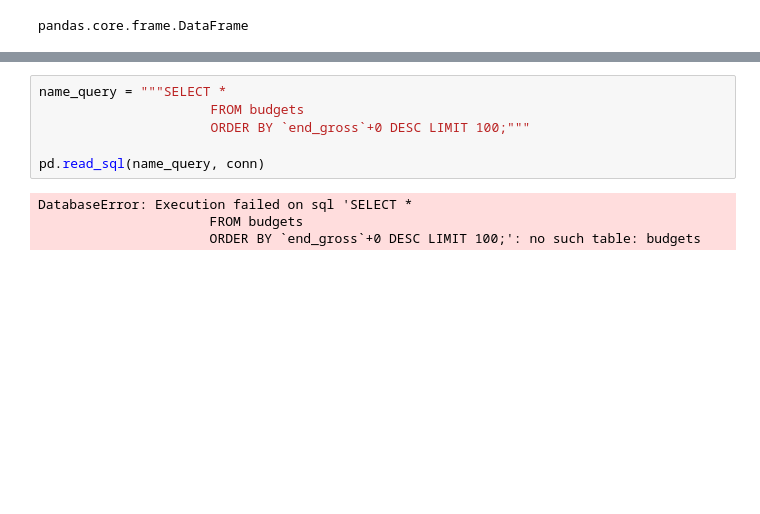
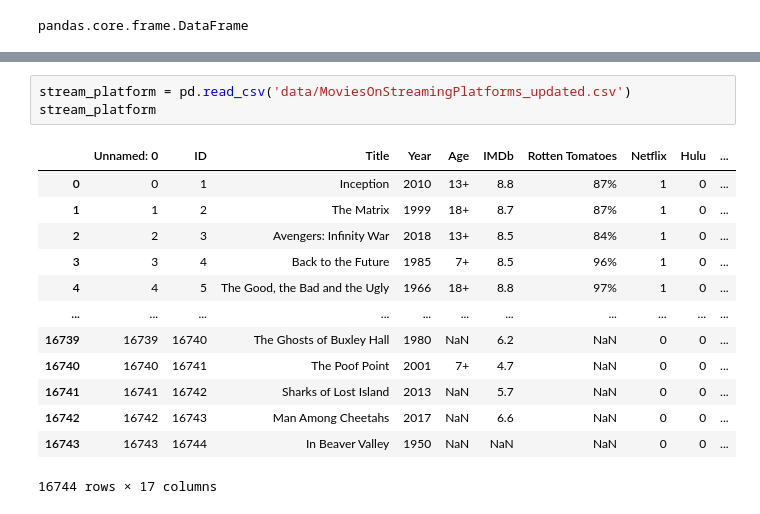
Before and after one commit to cclacey/microsoft_movie_analysis, a Jupyter notebook: create_sql_database.ipynb, the cells around one changed output, grey strips where cells are left out. Drawn from its saved outputs; the diff is of its cells as text; blank space fills up the shorter version.

Commit message:
got corrected df and data

```diff
--- a/create_sql_database.ipynb
+++ b/create_sql_database.ipynb
@@ -143,12 +210,19 @@ budgets.to_sql
 
 [5782 rows x 7 columns]>
-# %%
-name_query = """SELECT *
-                      FROM budgets
-                      ORDER BY `end_gross`+0 DESC LIMIT 100;"""
-
-pd.read_sql(name_query, conn)
-# %% [output]
-DatabaseError: Execution failed on sql 'SELECT *
-                      FROM budgets
-                      ORDER BY `end_gross`+0 DESC LIMIT 100;': no such table: budgets
+# %%
+stream_platform = pd.read_csv('data/MoviesOnStreamingPlatforms_updated.csv')
+stream_platform
+# %% [output]
+|  | Unnamed: 0 | ID | Title | Year | Age | IMDb | Rotten Tomatoes | Netflix | Hulu | ... |
+| 0 | 0 | 1 | Inception | 2010 | 13+ | 8.8 | 87% | 1 | 0 | ... |
+| 1 | 1 | 2 | The Matrix | 1999 | 18+ | 8.7 | 87% | 1 | 0 | ... |
+| 2 | 2 | 3 | Avengers: Infinity War | 2018 | 13+ | 8.5 | 84% | 1 | 0 | ... |
+| 3 | 3 | 4 | Back to the Future | 1985 | 7+ | 8.5 | 96% | 1 | 0 | ... |
+| 4 | 4 | 5 | The Good, the Bad and the Ugly | 1966 | 18+ | 8.8 | 97% | 1 | 0 | ... |
+| ... | ... | ... | ... | ... | ... | ... | ... | ... | ... | ... |
+| 16739 | 16739 | 16740 | The Ghosts of Buxley Hall | 1980 | NaN | 6.2 | NaN | 0 | 0 | ... |
+| 16740 | 16740 | 16741 | The Poof Point | 2001 | 7+ | 4.7 | NaN | 0 | 0 | ... |
+| 16741 | 16741 | 16742 | Sharks of Lost Island | 2013 | NaN | 5.7 | NaN | 0 | 0 | ... |
+| 16742 | 16742 | 16743 | Man Among Cheetahs | 2017 | NaN | 6.6 | NaN | 0 | 0 | ... |
+| 16743 | 16743 | 16744 | In Beaver Valley | 1950 | NaN | NaN | NaN | 0 | 0 | ... |
+16744 rows × 17 columns
```
Also changed, not shown: parts of 25 cells of this notebook, 1 other file.
